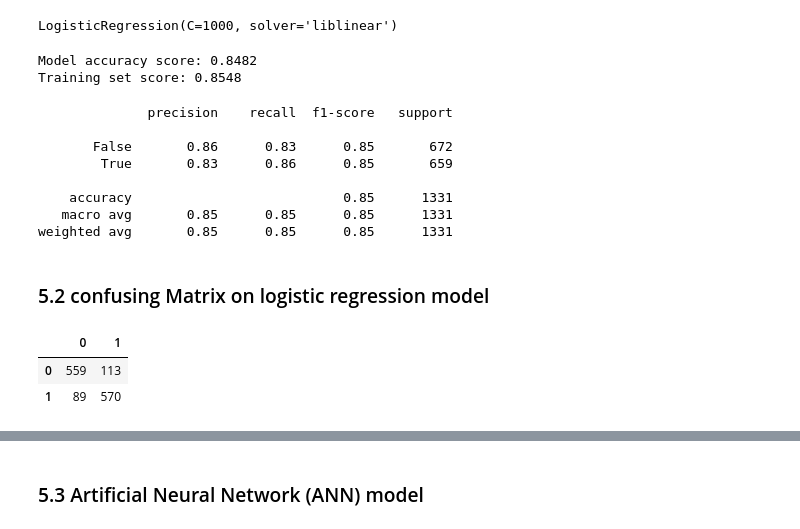
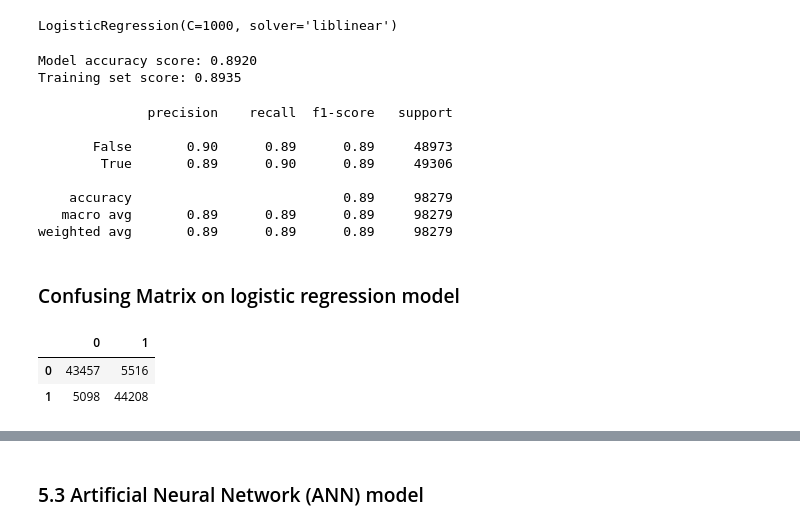
Before and after one commit to naiforfi/Bootcamp_repo, a Jupyter notebook: Final_project/final_notebook.ipynb, the cells around one changed output, grey strips where cells are left out. Saved outputs shown, nothing was run; the diff lists cells and outputs as text; code cells hidden in the pictures.

```diff
--- a/Final_project/final_notebook.ipynb
+++ b/Final_project/final_notebook.ipynb
@@ -373,7 +354,9 @@ df.loc[:,'temp':'visibility'].describe()
 # %%
-
+# setting the outliers to max or min value
 df['temp'] = np.where(df['temp']<-1.5 , -1.5 , df['temp'])
 df['wind'] = np.where(df['wind']>37.0, 37.0, df['wind'])
+df['wind'] = np.where(df['wind']<0, 0, df['wind'])
 df['visibility'] = np.where(df['visibility']>32.5, 32.5, df['visibility'])
+df['visibility'] = np.where(df['visibility']<0, 0, df['visibility'])
 df['barometer'] = np.where(df['barometer']>1036.0, 1036.0, df['barometer'])
 df['barometer'] = np.where(df['barometer']<996.0 , 996.0 , df['barometer'])
@@ -424,10 +419,3 @@ Name: rain, dtype: int64
 # %%
 X = df.drop(['rain'], axis=1)
 y = df['rain']
-# %%
-from imblearn.under_sampling import RandomUnderSampler
-
-rus = RandomUnderSampler(random_state=1)
-rus.fit(X, y)
-X, y = rus.fit_resample(X, y)
-df = pd.concat([X,y], axis =1)
@@ -459,0 +442,3 @@ memory usage: 597.9 KB
+# %%
+oversample = SMOTE()
+X, y = oversample.fit_resample(X, y)
@@ -486,38 +501,38 @@ lg.fit(X_train, y_train)
 # %% [output]
 LogisticRegression(C=1000, solver='liblinear')
 # %%
-# predict the traing set
-y_pred_test = lg.predict(X_test)
+# predict the test set
+y_pred_lg = lg.predict(X_test)
 # %%
 from sklearn.metrics import accuracy_score
 
-print('Model accuracy score: {0:0.4f}'. format(accuracy_score(y_test, y_pred_test)))
+print('Model accuracy score: {0:0.4f}'. format(accuracy_score(y_test, y_pred_lg)))
 print('Training set score: {:.4f}'.format(lg.score(X_train, y_train)))
 # %% [output]
-Model accuracy score: 0.8482
-Training set score: 0.8548
+Model accuracy score: 0.8920
+Training set score: 0.8935
 # %%
 from sklearn.metrics import classification_report
 
-print(classification_report(y_test, y_pred_test))
+print(classification_report(y_test, y_pred_lg))
 # %% [output]
               precision    recall  f1-score   support
 
-       False       0.86      0.83      0.85       672
-        True       0.83      0.86      0.85       659
+       False       0.90      0.89      0.89     48973
+        True       0.89      0.90      0.89     49306
 
-    accuracy                           0.85      1331
-   macro avg       0.85      0.85      0.85      1331
-weighted avg       0.85      0.85      0.85      1331
+    accuracy                           0.89     98279
+   macro avg       0.89      0.89      0.89     98279
+weighted avg       0.89      0.89      0.89     98279
 # %% [markdown]
-### 5.2 confusing Matrix on logistic regression model
+### Confusing Matrix on logistic regression model
 # %%
 from sklearn.metrics import confusion_matrix
-cm = confusion_matrix(y_test, y_pred_test)
+cm = confusion_matrix(y_test, y_pred_lg)
 lg_cm = pd.DataFrame(cm)
-lg_score = accuracy_score(y_test, y_pred_test)
+lg_score = accuracy_score(y_test, y_pred_lg)
 lg_cm
 # %% [output]
 |  | 0 | 1 |
-| 0 | 559 | 113 |
-| 1 | 89 | 570 |
+| 0 | 43457 | 5516 |
+| 1 | 5098 | 44208 |
```
Also changed, not shown: parts of 55 cells of this notebook.
